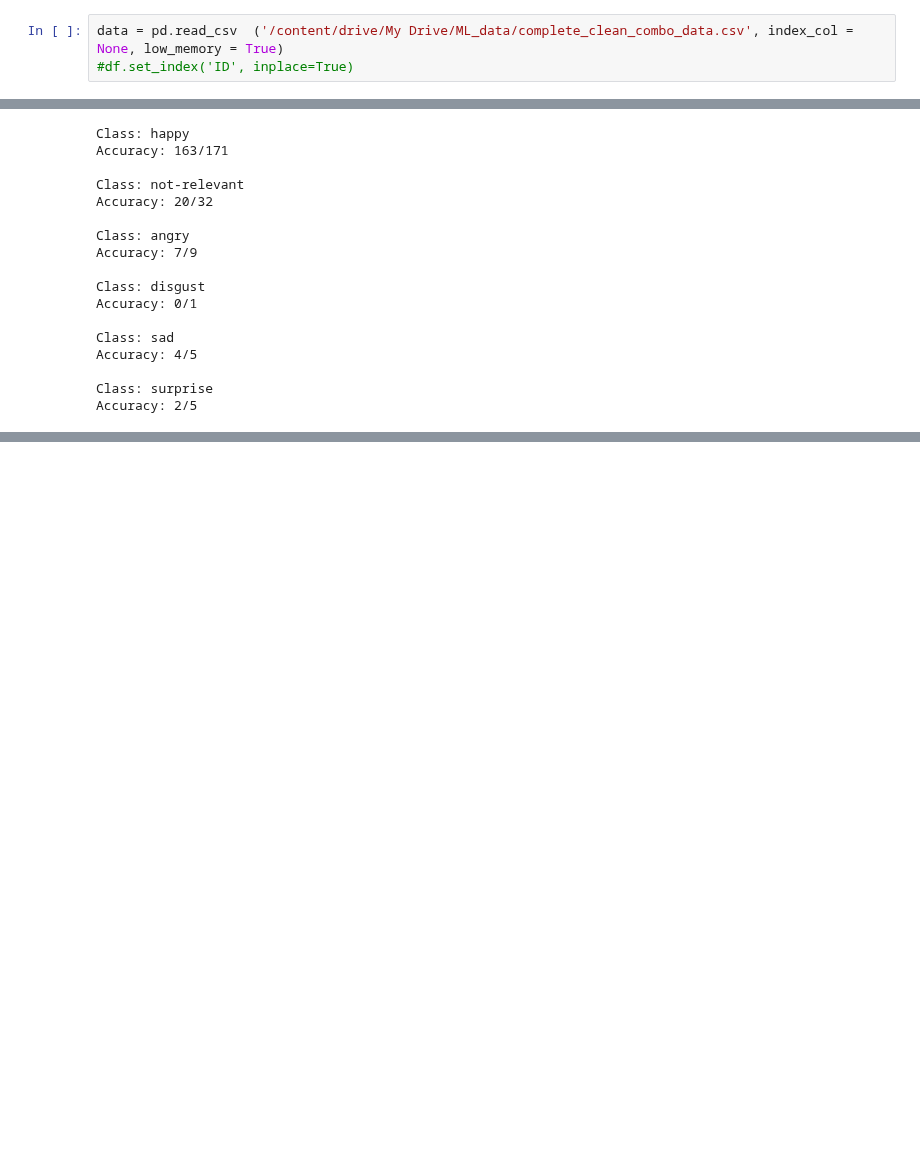
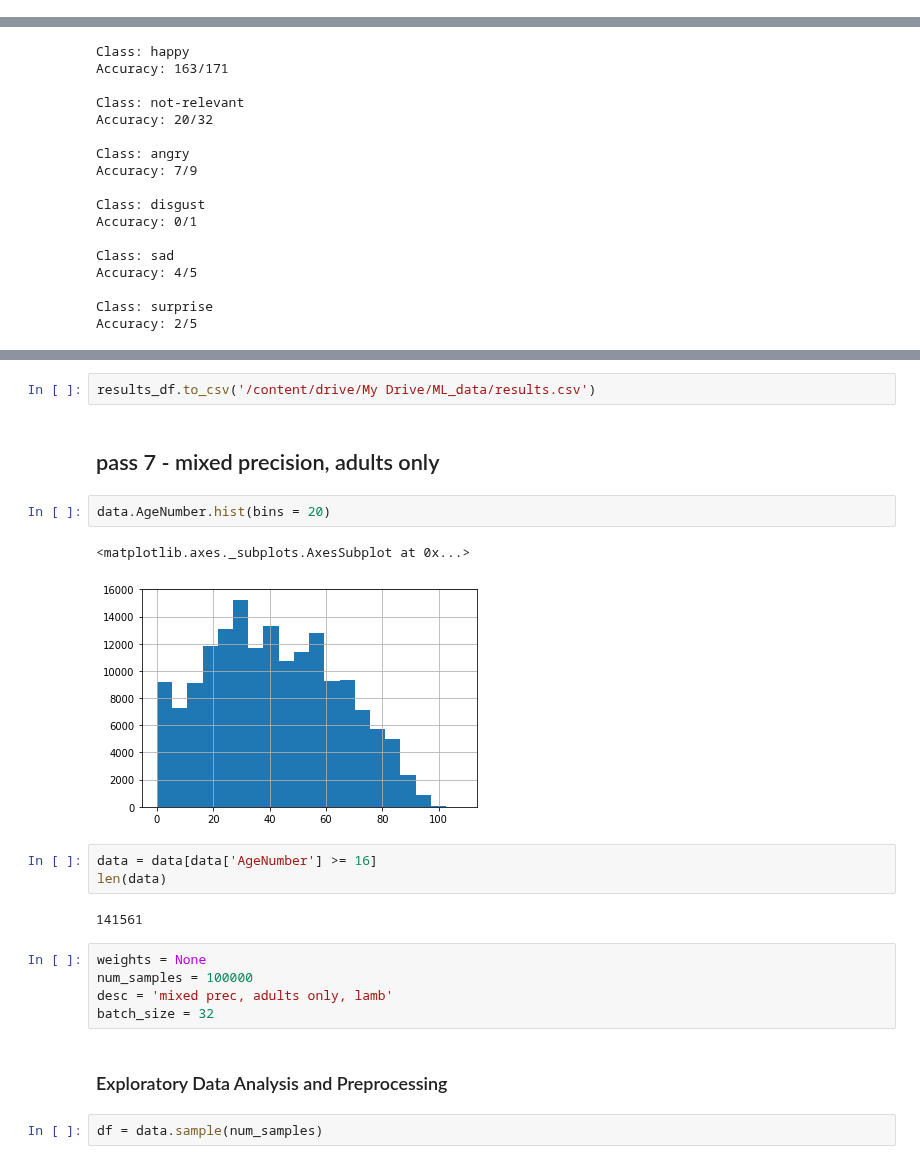
Before and after one commit to Jaskolk/ed-triage, a Jupyter notebook: clinical_bio_BERT_sentiment.ipynb, the cells around one changed output, grey strips where cells are left out. Drawn from its saved outputs; the diff is of its cells as text; blank space fills up the shorter version.

```diff
--- a/clinical_bio_BERT_sentiment.ipynb
+++ b/clinical_bio_BERT_sentiment.ipynb
@@ -606,3 +824,0 @@ results_df.to_csv('/content/drive/My Drive/ML_data/results.csv')
-# %%
-data = pd.read_csv  ('/content/drive/My Drive/ML_data/complete_clean_combo_data.csv', index_col = None, low_memory = True)
-#df.set_index('ID', inplace=True)
@@ -770,0 +2007,23 @@ Accuracy: 2/5
+# %%
+results_df.to_csv('/content/drive/My Drive/ML_data/results.csv')
+# %% [markdown]
+## pass 7 - mixed precision, adults only
+# %%
+data.AgeNumber.hist(bins = 20)
+# %% [output]
+<matplotlib.axes._subplots.AxesSubplot at 0x...>
+[figure, added]
+# %%
+data = data[data['AgeNumber'] >= 16]
+len(data)
+# %% [output]
+141561
+# %%
+weights = None
+num_samples = 100000
+desc = 'mixed prec, adults only, lamb'
+batch_size = 32
+# %% [markdown]
+### Exploratory Data Analysis and Preprocessing
+# %%
+df = data.sample(num_samples)
```
Also changed, not shown: parts of 269 cells of this notebook, 2 other files.
